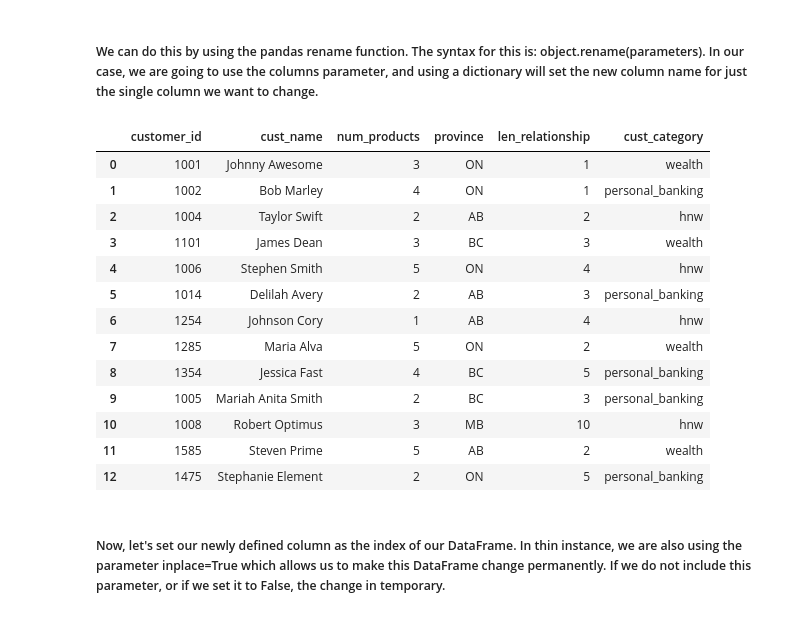
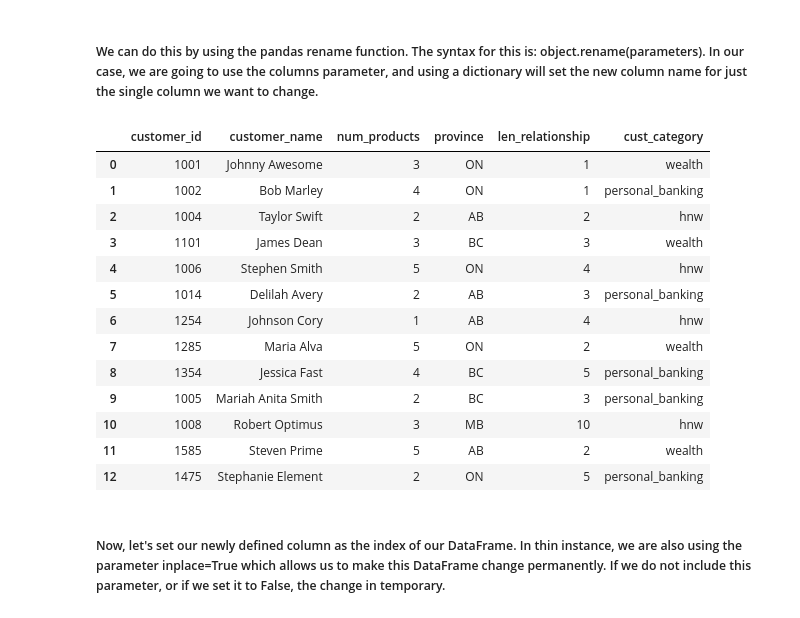
Before and after one commit to Jarven-JiawenLi/schulich_data_science, a Jupyter notebook: Pandas_demo_CSV.ipynb, the cells around one changed output. Saved outputs shown, nothing was run; the diff lists cells and outputs as text; code cells hidden in the pictures.

```diff
--- a/Pandas_demo_CSV.ipynb
+++ b/Pandas_demo_CSV.ipynb
@@ -26,9 +26,10 @@ df2
 ##### We can do this by using the pandas rename function. The syntax for this is: object.rename(parameters). In our case, we are going to use the columns parameter, and using a dictionary will set the new column name for just the single column we want to change.
 # %%
 df2=df2.rename(columns={'id':'customer_id'})
+df2 = df2.rename(columns={'cust_name':'customer_name'})
 df2
 # %% [output]
-|  | customer_id | cust_name | num_products | province | len_relationship | cust_category |
+|  | customer_id | customer_name | num_products | province | len_relationship | cust_category |
 | 0 | 1001 | Johnny Awesome | 3 | ON | 1 | wealth |
 | 1 | 1002 | Bob Marley | 4 | ON | 1 | personal_banking |
 | 2 | 1004 | Taylor Swift | 2 | AB | 2 | hnw |
```
Also changed, not shown: parts of 3 cells of this notebook, 3 other files.
